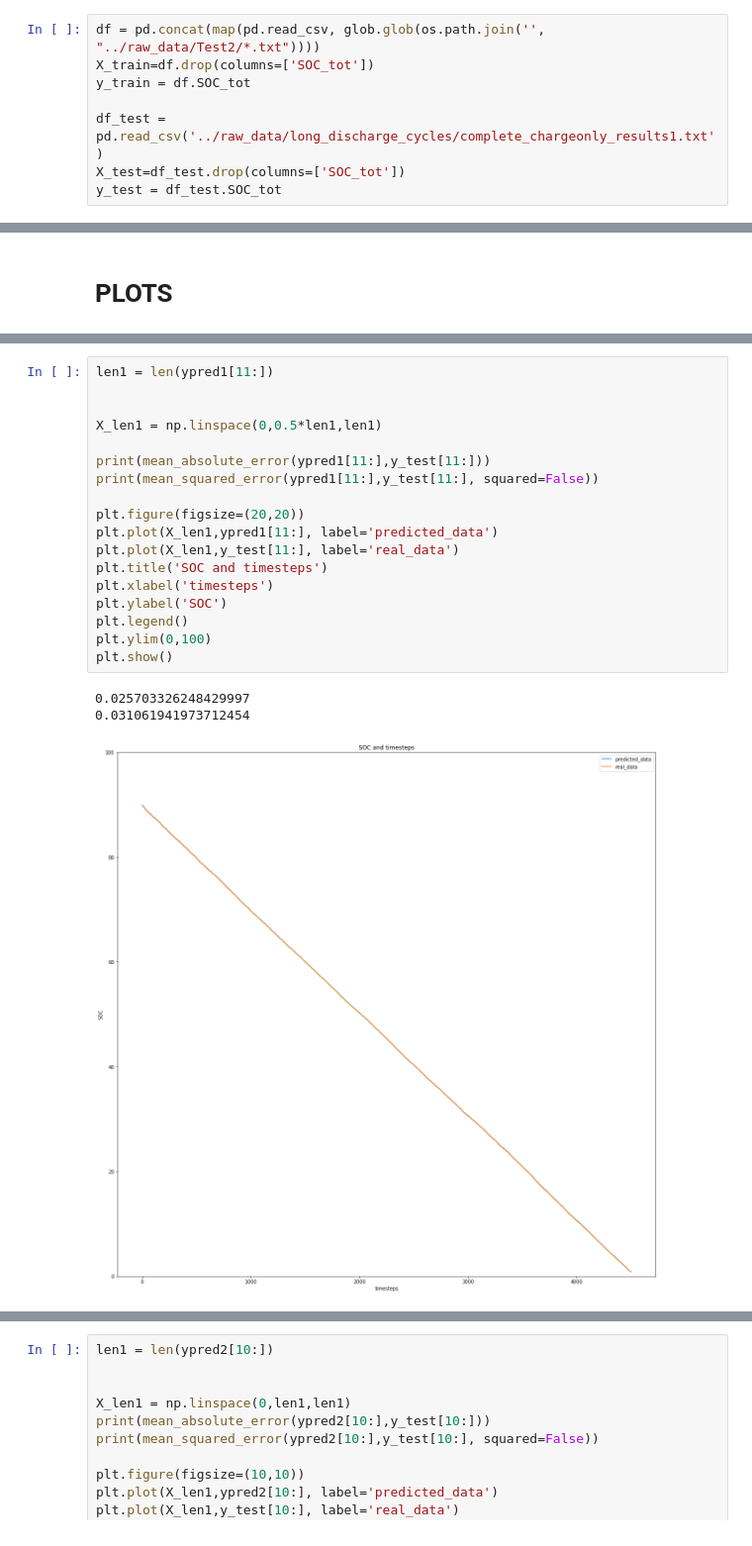
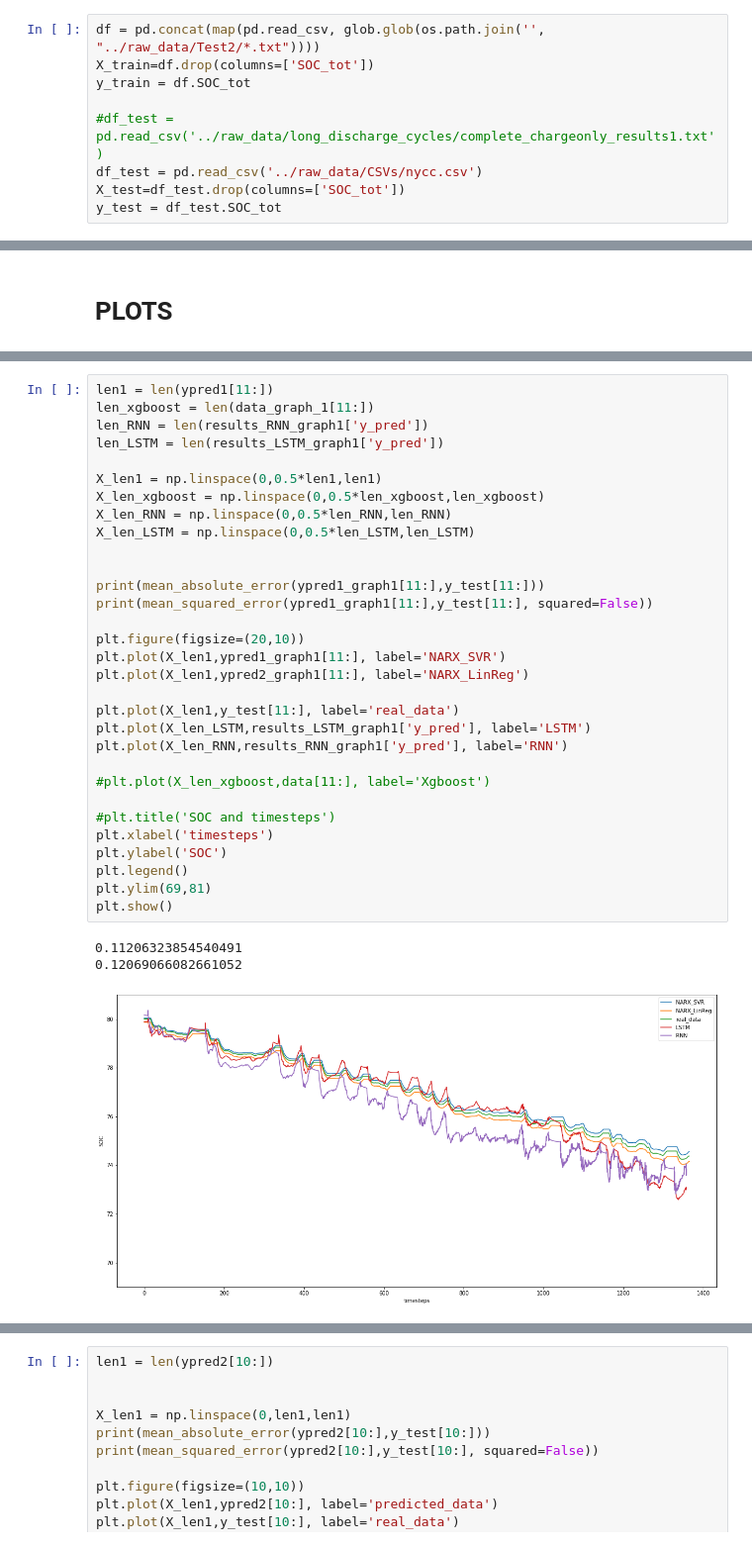
Before and after one commit to pierredm1/4th-Year-Imperial-Thesis, a Jupyter notebook: notebooks/Complete Model Testing Skeleton.ipynb, the cells around one changed output, grey strips where cells are left out. Shown at 99% size. Drawn from its saved outputs; the diff is of its cells as text.

```diff
--- a/notebooks/Complete Model Testing Skeleton.ipynb
+++ b/notebooks/Complete Model Testing Skeleton.ipynb
@@ -48,6 +48,7 @@ df = pd.concat(map(pd.read_csv, glob.glob(os.path.join('', "../raw_data/Test2/*.
 X_train=df.drop(columns=['SOC_tot'])
 y_train = df.SOC_tot
 
-df_test = pd.read_csv('../raw_data/long_discharge_cycles/complete_chargeonly_results1.txt')
+#df_test = pd.read_csv('../raw_data/long_discharge_cycles/complete_chargeonly_results1.txt')
+df_test = pd.read_csv('../raw_data/CSVs/nycc.csv')
 X_test=df_test.drop(columns=['SOC_tot'])
 y_test = df_test.SOC_tot
@@ -103,22 +175,35 @@ print(mdl2.score(X_test,y_test, method='mse'))
 # %%
 len1 = len(ypred1[11:])
+len_xgboost = len(data_graph_1[11:])
+len_RNN = len(results_RNN_graph1['y_pred'])
+len_LSTM = len(results_LSTM_graph1['y_pred'])
+
+X_len1 = np.linspace(0,0.5*len1,len1)
+X_len_xgboost = np.linspace(0,0.5*len_xgboost,len_xgboost)
+X_len_RNN = np.linspace(0,0.5*len_RNN,len_RNN)
+X_len_LSTM = np.linspace(0,0.5*len_LSTM,len_LSTM)
 
 
-X_len1 = np.linspace(0,0.5*len1,len1)
+print(mean_absolute_error(ypred1_graph1[11:],y_test[11:]))
+print(mean_squared_error(ypred1_graph1[11:],y_test[11:], squared=False))
 
-print(mean_absolute_error(ypred1[11:],y_test[11:]))
-print(mean_squared_error(ypred1[11:],y_test[11:], squared=False))
+plt.figure(figsize=(20,10))
+plt.plot(X_len1,ypred1_graph1[11:], label='NARX_SVR')
+plt.plot(X_len1,ypred2_graph1[11:], label='NARX_LinReg')
 
-plt.figure(figsize=(20,20))
-plt.plot(X_len1,ypred1[11:], label='predicted_data')
 plt.plot(X_len1,y_test[11:], label='real_data')
-plt.title('SOC and timesteps')
+plt.plot(X_len_LSTM,results_LSTM_graph1['y_pred'], label='LSTM')
+plt.plot(X_len_RNN,results_RNN_graph1['y_pred'], label='RNN')
+
+#plt.plot(X_len_xgboost,data[11:], label='Xgboost')
+
+#plt.title('SOC and timesteps')
 plt.xlabel('timesteps')
 plt.ylabel('SOC')
 plt.legend()
-plt.ylim(0,100)
+plt.ylim(69,81)
 plt.show()
 # %% [output]
-0.025703326248429997
-0.031061941973712454
+0.11206323854540491
+0.12069066082661052
-[figure, old version]
+[figure, new version]
```
Also changed, not shown: parts of 41 cells of this notebook.
